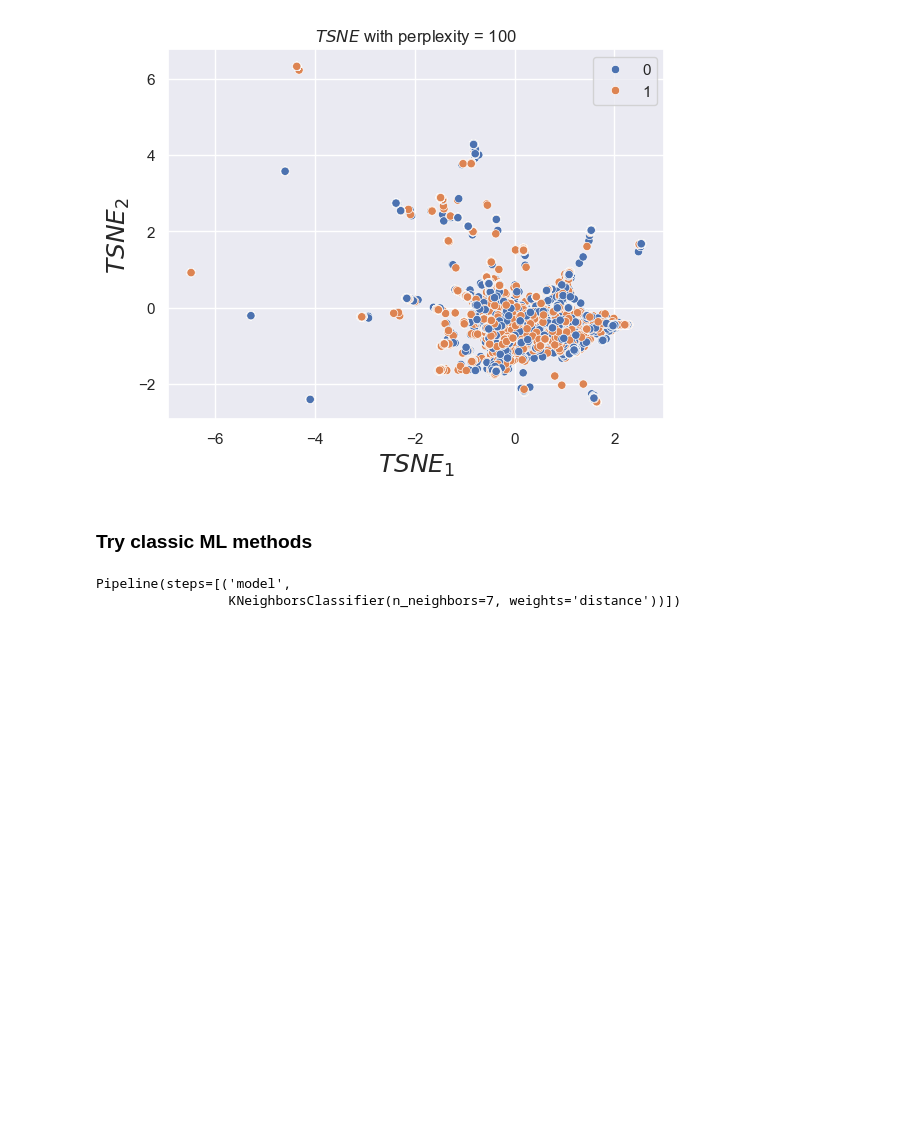
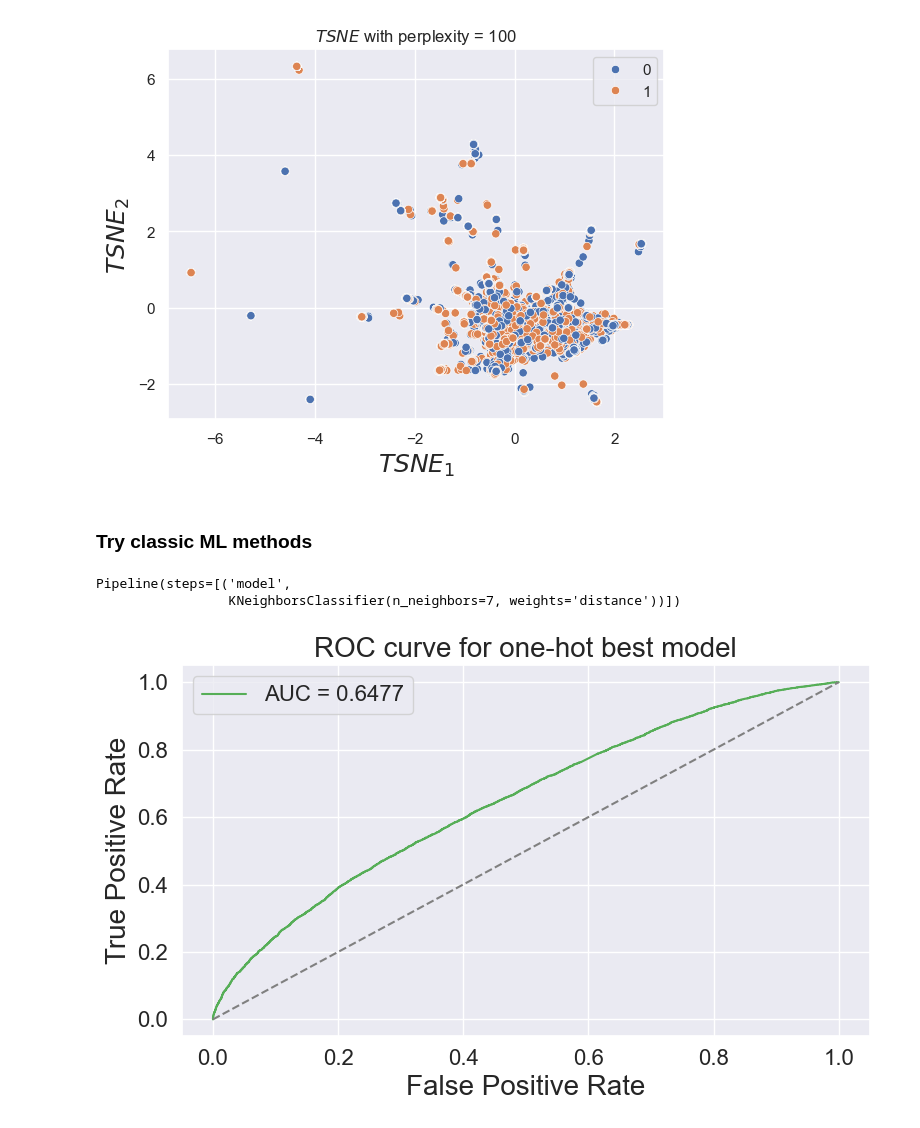
Before and after one commit to antigenomics/tcrenc, a Jupyter notebook: code/code_onehot/4_Classic_ML_classification_techniques.ipynb, the cells around one changed output. Cells and saved outputs as stored; diff of their text form; code cells hidden in the pictures; blank space fills up the shorter version.

```diff
--- a/Classic_ML_classification_techniques.ipynb
+++ b/code/code_onehot/4_Classic_ML_classification_techniques.ipynb
@@ -531,8 +531,8 @@ parameters = {
               'xgboost': {'model__max_depth': (5, 10, 30), 'model__grow_policy':('depthwise', 'lossguide')}
             }
 # %%
-train_df = pd.DataFrame(data = en_train_data_sc)
-test_df = pd.DataFrame(data = en_test_data_sc)
+train_df = pd.DataFrame(data = pca_data)
+test_df = pd.DataFrame(data = pca.transform(en_test_data_sc))
 # %%
 exp_n = 1
 f_name = f'./Results_one_hot/Classifier/{str(date.today())}_experiment_{exp_n}.txt'
@@ -583,3 +583,28 @@ plt.title('ROC curve for one-hot best model', size=20)
 plt.legend(fontsize=16)
 plt.tight_layout()
 plt.show()
+# %%
+from sklearn.svm import SVC
+svc_best_clf = SVC(C=1.0, kernel='rbf', probability=True)
+# %%
+steps = [('model', svc_best_clf)]
+pipeline = Pipeline(steps=steps)
+pipeline.fit(train_df.values, y_train.bind)
+predicted = pipeline.predict_proba(test_df)
+roc_auc = roc_auc_score(y_test.bind, predicted[:,1])
+# %%
+fpr, tpr, thresholds = roc_curve(y_test.bind, predicted[:,1])
+f = plt.figure(figsize=(8, 5))
+plt.plot(fpr, tpr, label=f'AUC = {roc_auc:.4f}', color = default_color)
+plt.plot([0, 1], [0, 1], linestyle='--', color='gray')
+plt.xlabel('False Positive Rate',  size=20)
+plt.ylabel('True Positive Rate',  size=20)
+plt.xticks(fontsize=16)
+plt.yticks(fontsize=16)
+plt.title('ROC curve for one-hot best model', size=20)
+plt.legend(fontsize=16)
+plt.tight_layout()
+plt.show()
+f.savefig('./roc_final.png', format='png')
+# %% [output]
+[figure, added]
```
Also changed, not shown: parts of 2 cells of this notebook, 11 other files.
